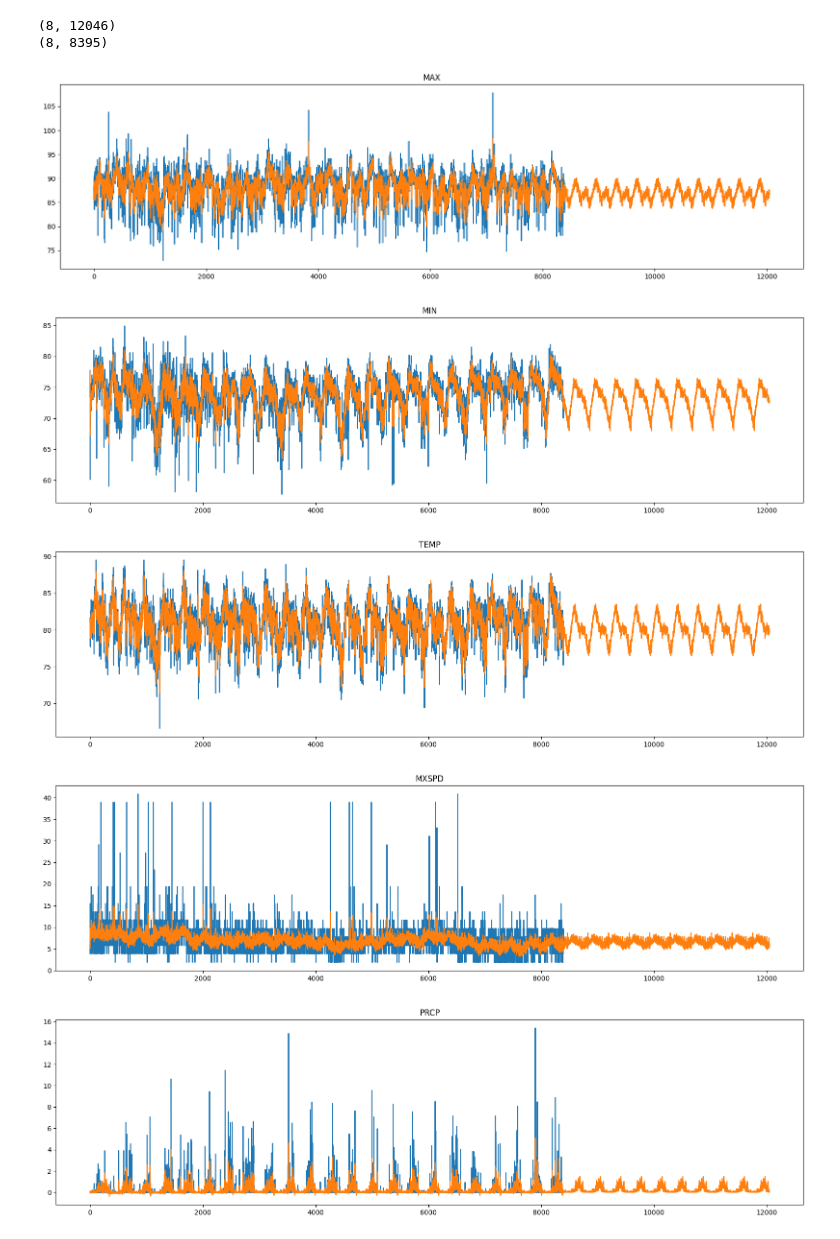
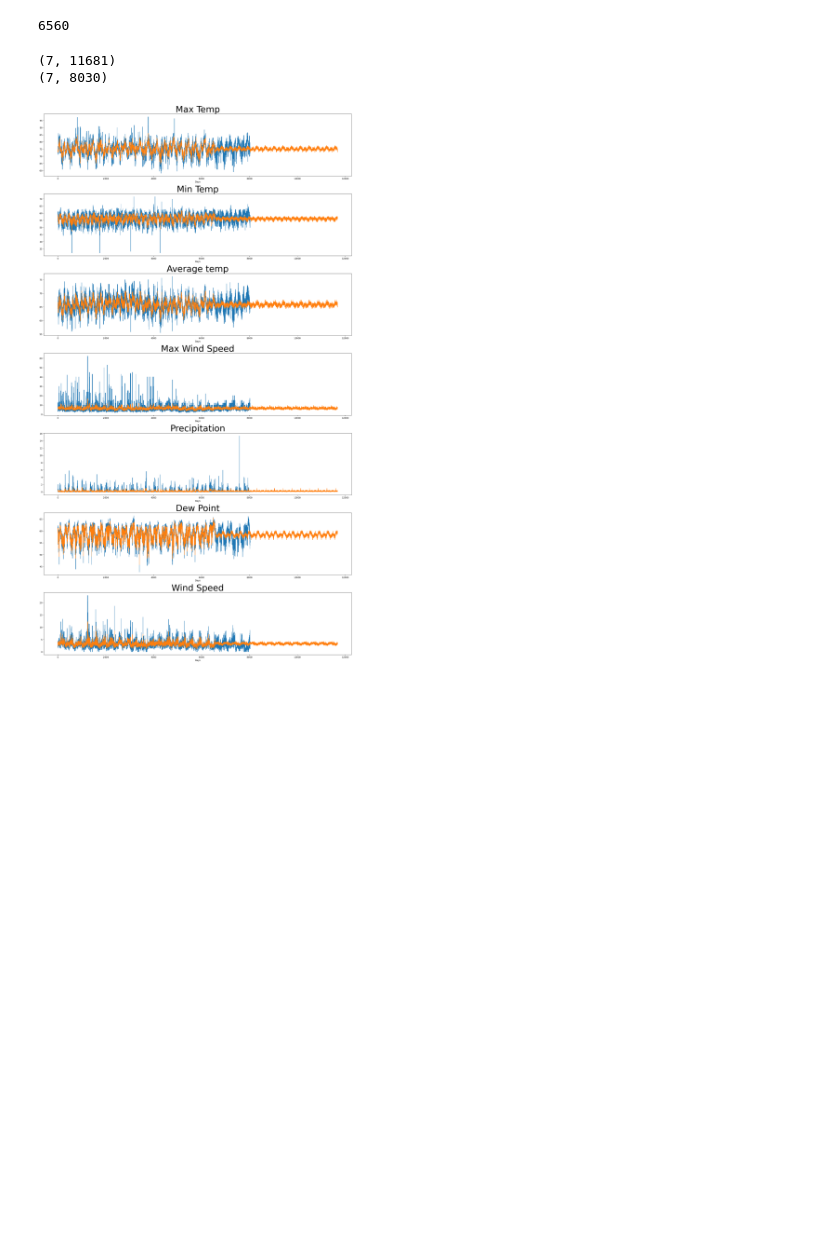
Before and after one commit to oescoba2/Vol3_WinterProject, a Jupyter notebook: Dallin's now useless code and files/weather_model.ipynb, the cells around one changed output. Saved outputs shown, nothing was run; the diff lists cells and outputs as text; code cells hidden in the pictures; blank space fills up the shorter version.

```diff
--- a/Dallin's now useless code and files/weather_model.ipynb
+++ b/Dallin's now useless code and files/weather_model.ipynb
@@ -11,7 +11,7 @@ from sklearn.model_selection import GridSearchCV
 class WeatherModel():
     def __init__(self, filename):
         self.data = pd.read_csv(filename)
-        self.data = self.data.drop(columns=['GUST', 'SNDP', 'STP'])
+        self.data = self.data.drop(columns=['GUST',"SLP", 'SNDP', 'STP'])
         self.data = self.data.replace(999.9, pd.NA)
         self.data = self.data.replace(9999.9, pd.NA)
         self.data['PRCP'] = self.data['PRCP'].replace(99.99, pd.NA)
@@ -26,7 +26,7 @@ class WeatherModel():
         self.arma_models = []
 
     def get_year_data(self):
-        data = self.data[["MAX", "MIN", "TEMP", "MXSPD", "PRCP", "SLP", "DEWP", "WDSP"]]
+        data = self.data[["MAX", "MIN", "TEMP", "MXSPD", "PRCP", "DEWP", "WDSP"]]
         data = data.to_numpy()
 
         drop_rows = data.shape[0] % 365
@@ -84,6 +84,8 @@ class WeatherModel():
             #print(self.residuals[train_stop,:].shape[1])
             pbar = tqdm(total=self.residuals[:train_stop,:].shape[1])
             for i in range(self.residuals[:train_stop,:].shape[1]):
+                if i == 7:
+                    order = (6,0,5)
                 pbar.set_description(f"Fitting {i+1}/{self.residuals.shape[1]} ARMA models")
                 pbar.update(1)
                 model = ARIMA(self.residuals[:train_stop, i], order=order)
@@ -133,7 +135,7 @@ class WeatherModel():
 
         return seasonal_predictions.T + arma_predictions
 # %%
-wm = WeatherModel('3968119.csv')
+wm = WeatherModel('Kenya.csv')
 
 #Defining score for model
 def score(model):
@@ -154,6 +156,7 @@ best_scores = dict()
 iter = 0
 for p in p0:
     for q in q0:
+        print(iter + 1)
         #Looping through p and q
         wm.fit(p,q,train_stop = int(len(wm.data)*.8))
         models = wm.arma_models
@@ -170,3 +177,5 @@ print(best_scores)
 # %%
+wm = WeatherModel('Kenya.csv')
+wm.fit(1,1,train_stop = int(len(wm.data)*.8))
 predictions = wm.predict(start=0, future=365*10)
 # %% [output]
@@ -176,21 +185,25 @@ Num stacks 33
 Num extras 1
+# %%
+int(len(wm.data)*.8)
+# %% [output]
+6560
 # %%
 print(predictions.shape)
 
 unrolled_data = wm.year_data.reshape(-1, wm.year_data.shape[2]).T
 print(unrolled_data.shape)
-feature_names = ["MAX", "MIN", "TEMP", "MXSPD", "PRCP", "SLP", "DEWP", "WDSP"]
+feature_names = ["MAX", "MIN", "TEMP", "MXSPD", "PRCP", "DEWP", "WDSP"]
+feature_names2 = ["Max Temp", "Min Temp", "Average temp", "Max Wind Speed", "Precipitation",  "Dew Point", "Wind Speed"]
+plt.figure(figsize=(20, 40))
 for i in range(len(predictions)):
-    plt.figure(figsize=(20, 5))
-    plt.title(feature_names[i])
+    plt.subplot(8,1,i+1)
+    plt.title(feature_names2[i],fontsize = 40)
+    plt.xlabel("Days")
     plt.plot(unrolled_data[i])
     plt.plot(predictions[i])
-    plt.show()
+plt.tight_layout()
+plt.show()
 # %% [output]
-(8, 12046)
-(8, 8395)
+(7, 11681)
+(7, 8030)
-[figure, old version]
+[figure, new version]
-[figure, removed]
-[figure, removed]
-[figure, removed]
-[figure, removed]
```
Also changed, not shown: parts of 6 cells of this notebook, 1 other file.
